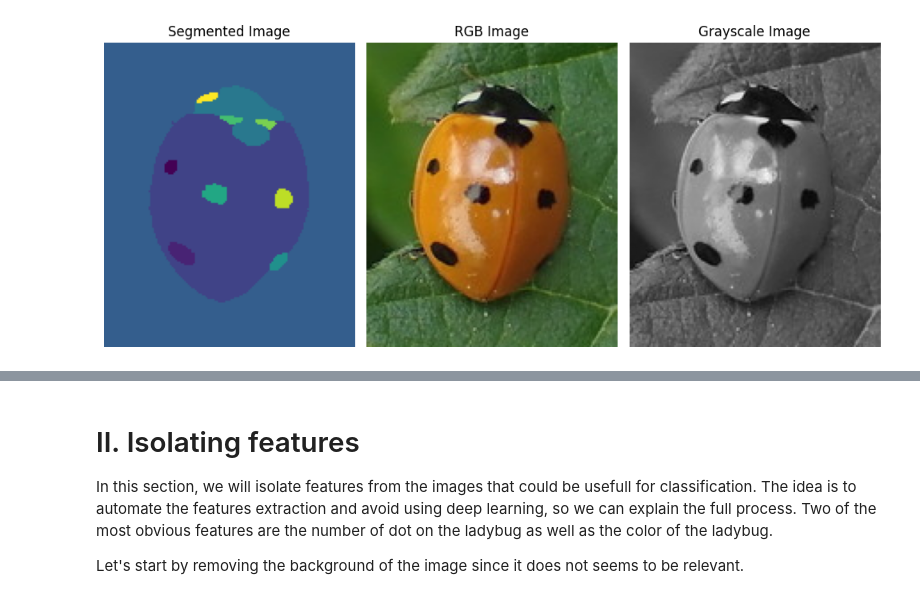
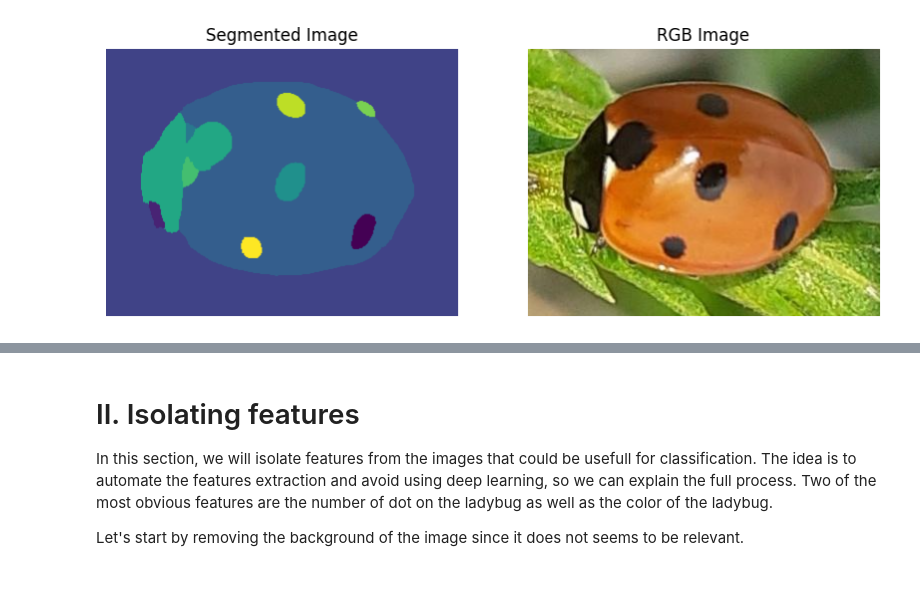
Before and after one commit to godefroylmb/Ladybug, a Jupyter notebook: feature_extraction.ipynb, the cells around one changed output, grey strips where cells are left out. Cells and saved outputs as stored; diff of their text form; code cells hidden in the pictures.

```diff
--- a/feature_extraction.ipynb
+++ b/feature_extraction.ipynb
@@ -3,43 +9,47 @@
 # %%
 import pandas as pd
 import numpy as np
 import matplotlib.pyplot as plt
 from PIL import Image, ImageDraw
+from random import randint
 
 # Load CSV
 labels = pd.read_csv('training_labels.csv')
 
-# Paths to images
-index = 1
-segmentPath = f"D:/Github/ladybug/ladybug/im-{index:03d}_seg.png"
-rgbPath = f"D:/Github/ladybug/ladybug/im-{index:03d}_im.png"
+# Image selection
+index = randint(1,201) #Randomly selected to demonstrate the code
+imageId = f"im-{index:03d}"
 
 # Load images
-indexed_image = Image.open(segmentPath) # palette/indexed mode
-rgb_image = Image.open(rgbPath).convert("RGB")        # ensure RGB format
-gray_image = rgb_image.convert("L")
+def load_image(imageId):
+    segmentPath = f"D:/Github/ladybug/ladybug/{imageId}_seg.png"
+    rgbPath = f"D:/Github/ladybug/ladybug/{imageId}_im.png"
+    labelRow = labels[labels['Image_id'] == imageId]
+    labelText = int(labelRow['Label'].values[0])
+
+    indexedImage = Image.open(segmentPath)
+    rgbImage = Image.open(rgbPath)
+    grayImage = rgbImage.convert("L")
+
+    return indexedImage, rgbImage, grayImage, labelText
+
+indexedImage, rgbImage, grayImage, labelText = load_image(imageId)
 
 # Display both images side by side
 plt.figure(figsize=(10, 5))
 
 #Indexed image
-plt.subplot(1, 3, 1)
-plt.imshow(indexed_image)
+plt.subplot(1, 2, 1)
+plt.imshow(indexedImage)
 plt.title("Segmented Image")
 plt.axis("off")
 
 # RGB image
-plt.subplot(1, 3, 2)
-plt.imshow(rgb_image)
+plt.subplot(1, 2, 2)
+plt.imshow(rgbImage)
 plt.title("RGB Image")
 plt.axis("off")
 
-# Grayscale image
-plt.subplot(1, 3, 3)
-plt.imshow(gray_image, cmap='gray')
-plt.title("Grayscale Image")
-plt.axis("off")
-plt.tight_layout()
 plt.show()
 # %% [output]
-[figure, old version]
+[figure, new version]
```
Also changed, not shown: parts of 11 cells of this notebook, 1 other file.
